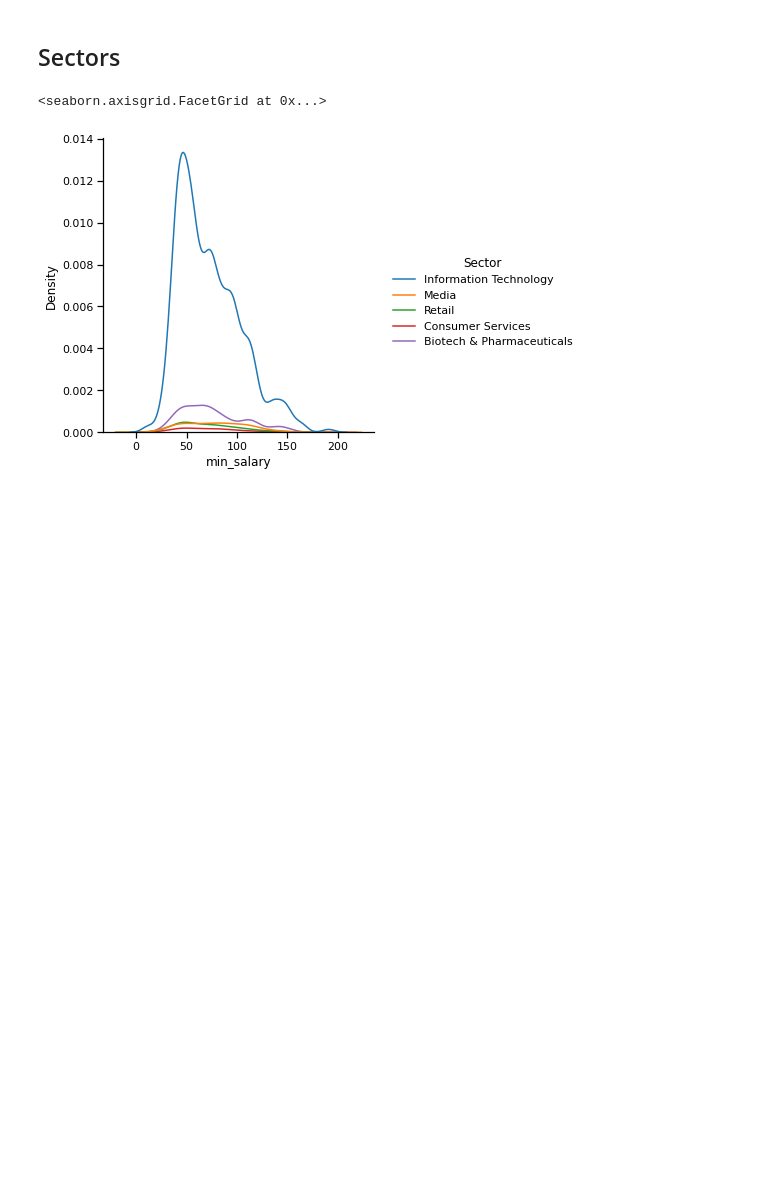
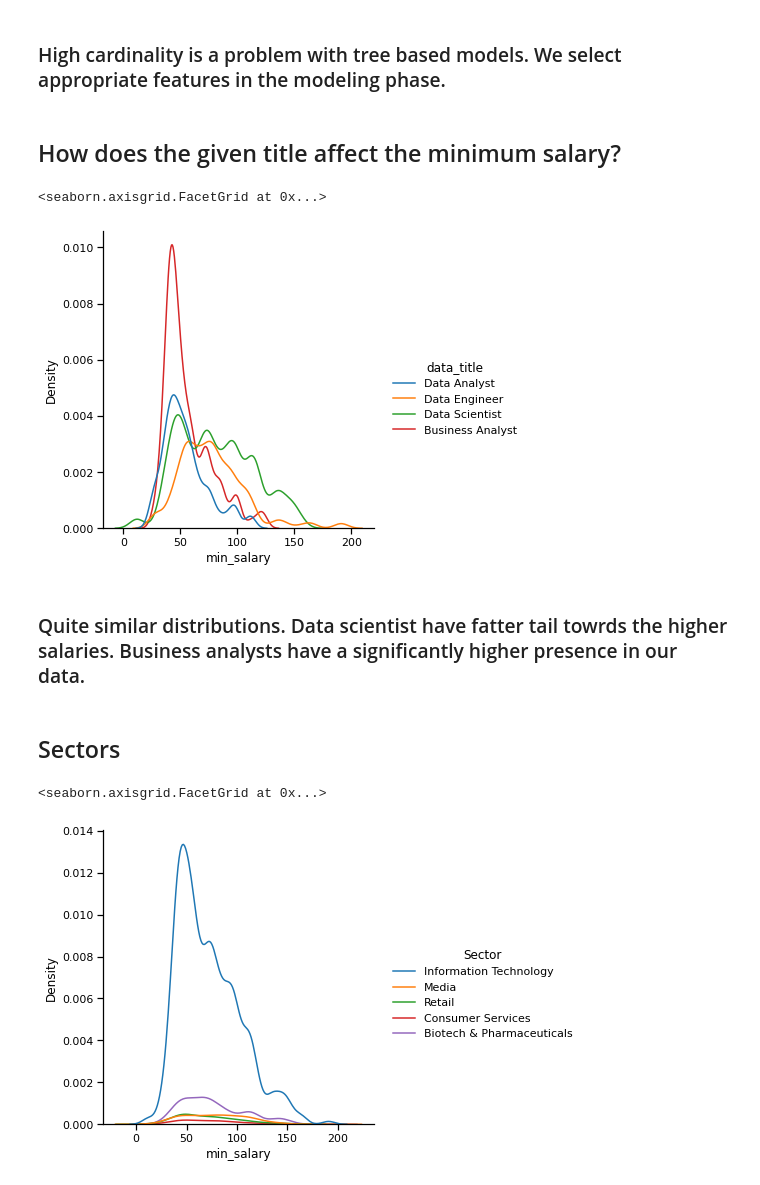
Before and after one commit to johmakinen/Data-related-salaries, a Jupyter notebook: src/EDA/EDA.ipynb, the cells around one changed output. Cells and saved outputs as stored; diff of their text form; code cells hidden in the pictures; blank space fills up the shorter version.

```diff
--- a/src/EDA/EDA.ipynb
+++ b/src/EDA/EDA.ipynb
@@ -21,3 +44,14 @@ Data shape:  (11799, 17)
+# %% [markdown]
+### High cardinality is a problem with tree based models. We select appropriate features in the modeling phase.
+# %% [markdown]
+## How does the given title affect the minimum salary?
+# %%
+sns.displot(df,x="min_salary",kind="kde",hue="data_title")
+# %% [output]
+<seaborn.axisgrid.FacetGrid at 0x...>
+[figure, added]
+# %% [markdown]
+### Quite similar distributions. Data scientist have fatter tail towrds the higher salaries. Business analysts have a significantly higher presence in our data.
 # %% [markdown]
 ## Sectors
 # %%
```
Also changed, not shown: parts of 2 cells of this notebook, 9 other files.
